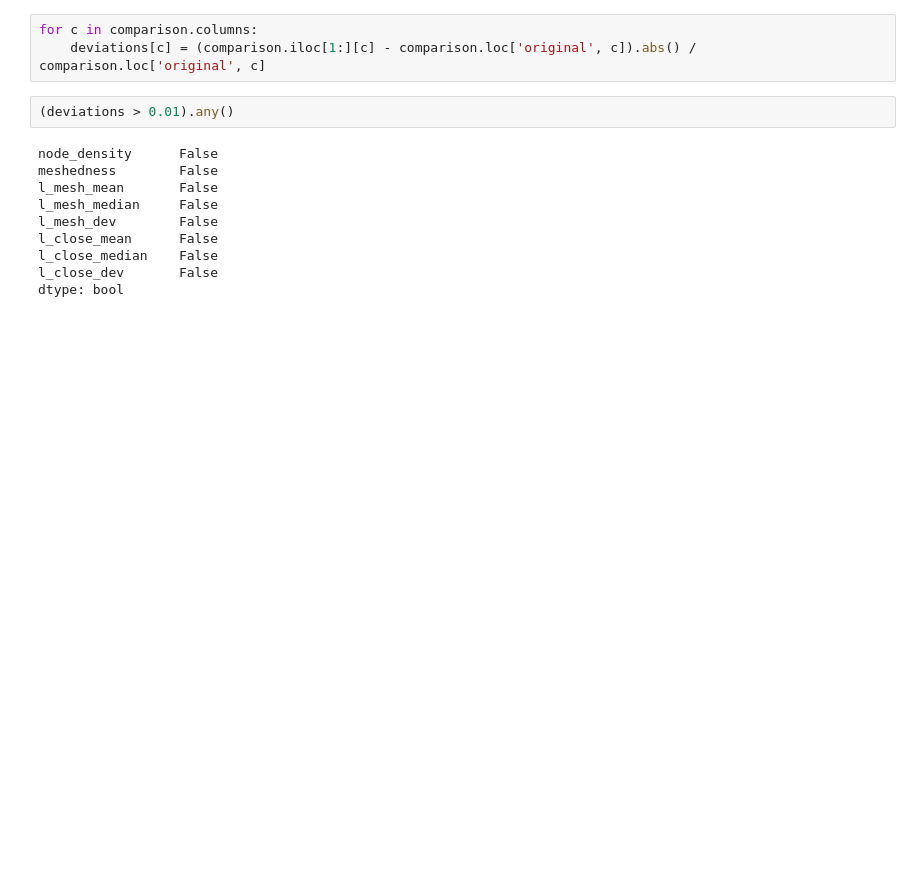
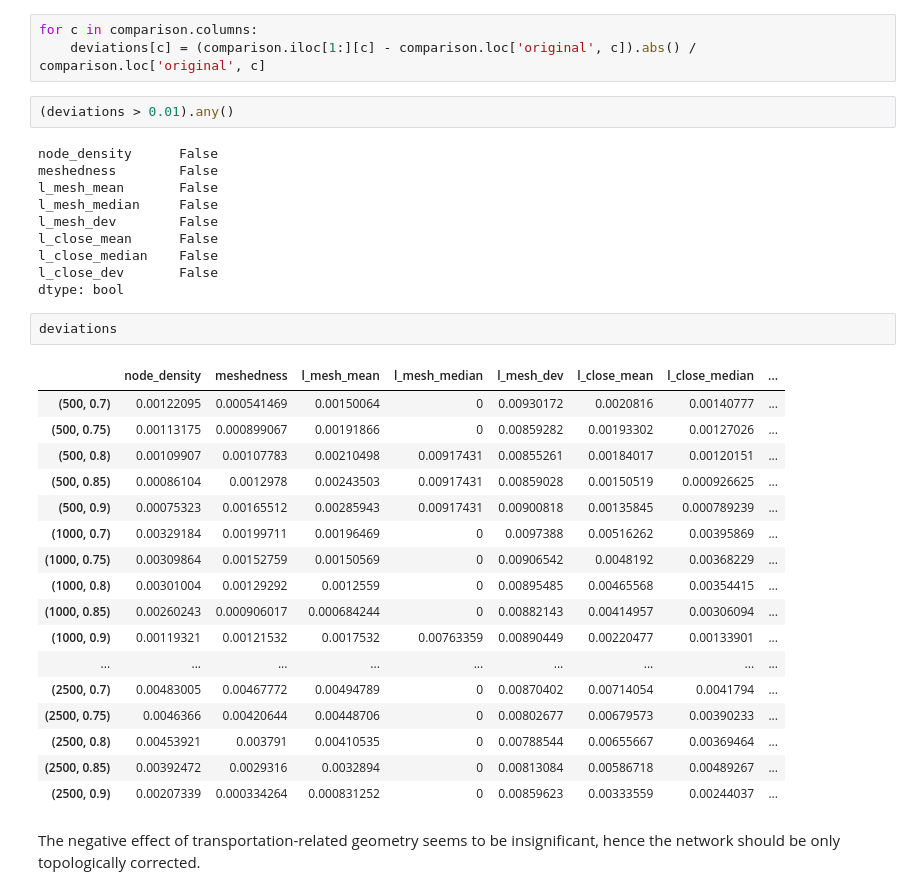
Before and after one commit to urbangrammarai/data_processing, a Jupyter notebook: street_network/Network_Consolidation_Test.ipynb, the cells around one changed output. Drawn from its saved outputs; the diff is of its cells as text; blank space fills up the shorter version.

```diff
--- a/street_network/Network_Consolidation_Test.ipynb
+++ b/street_network/Network_Consolidation_Test.ipynb
@@ -140,3 +140,25 @@ l_close_mean      False
 l_close_median    False
 l_close_dev       False
 dtype: bool
+# %%
+deviations
+# %% [output]
+|  | node_density | meshedness | l_mesh_mean | l_mesh_median | l_mesh_dev | l_close_mean | l_close_median | ... |
+| (500, 0.7) | 0.00122095 | 0.000541469 | 0.00150064 | 0 | 0.00930172 | 0.0020816 | 0.00140777 | ... |
+| (500, 0.75) | 0.00113175 | 0.000899067 | 0.00191866 | 0 | 0.00859282 | 0.00193302 | 0.00127026 | ... |
+| (500, 0.8) | 0.00109907 | 0.00107783 | 0.00210498 | 0.00917431 | 0.00855261 | 0.00184017 | 0.00120151 | ... |
+| (500, 0.85) | 0.00086104 | 0.0012978 | 0.00243503 | 0.00917431 | 0.00859028 | 0.00150519 | 0.000926625 | ... |
+| (500, 0.9) | 0.00075323 | 0.00165512 | 0.00285943 | 0.00917431 | 0.00900818 | 0.00135845 | 0.000789239 | ... |
+| (1000, 0.7) | 0.00329184 | 0.00199711 | 0.00196469 | 0 | 0.0097388 | 0.00516262 | 0.00395869 | ... |
+| (1000, 0.75) | 0.00309864 | 0.00152759 | 0.00150569 | 0 | 0.00906542 | 0.0048192 | 0.00368229 | ... |
+| (1000, 0.8) | 0.00301004 | 0.00129292 | 0.0012559 | 0 | 0.00895485 | 0.00465568 | 0.00354415 | ... |
+| (1000, 0.85) | 0.00260243 | 0.000906017 | 0.000684244 | 0 | 0.00882143 | 0.00414957 | 0.00306094 | ... |
+| (1000, 0.9) | 0.00119321 | 0.00121532 | 0.0017532 | 0.00763359 | 0.00890449 | 0.00220477 | 0.00133901 | ... |
+| ... | ... | ... | ... | ... | ... | ... | ... | ... |
+| (2500, 0.7) | 0.00483005 | 0.00467772 | 0.00494789 | 0 | 0.00870402 | 0.00714054 | 0.0041794 | ... |
+| (2500, 0.75) | 0.0046366 | 0.00420644 | 0.00448706 | 0 | 0.00802677 | 0.00679573 | 0.00390233 | ... |
+| (2500, 0.8) | 0.00453921 | 0.003791 | 0.00410535 | 0 | 0.00788544 | 0.00655667 | 0.00369464 | ... |
+| (2500, 0.85) | 0.00392472 | 0.0029316 | 0.0032894 | 0 | 0.00813084 | 0.00586718 | 0.00489267 | ... |
+| (2500, 0.9) | 0.00207339 | 0.000334264 | 0.000831252 | 0 | 0.00859623 | 0.00333559 | 0.00244037 | ... |
+# %% [markdown]
+The negative effect of transportation-related geometry seems to be insignificant, hence the network should be only topologically corrected.
```
Also changed, not shown: parts of 3 cells of this notebook, 1 other file.
